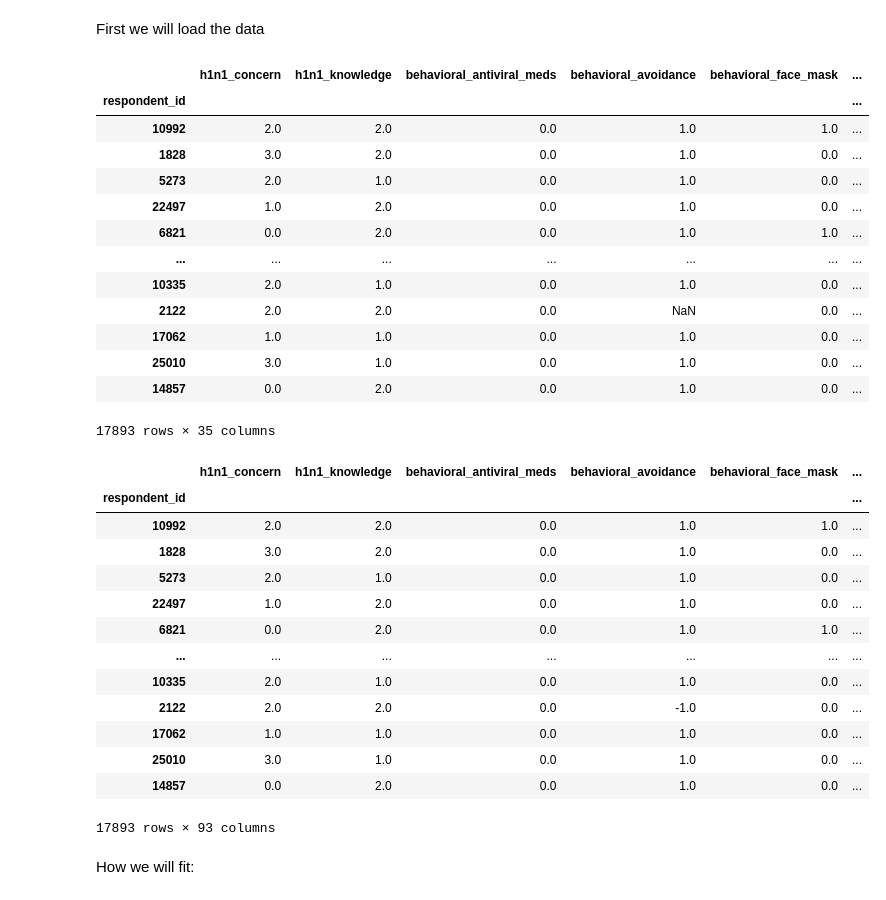
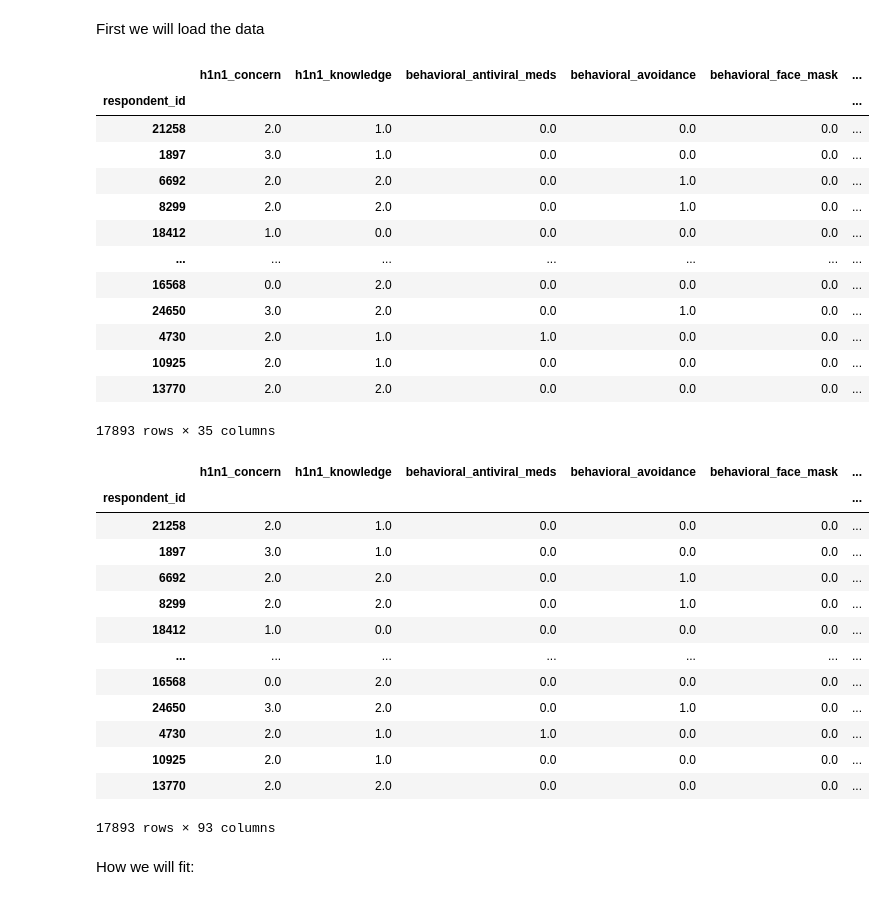
Before and after one commit to aydinmercan/h1n1_vaccine_learning, a Jupyter notebook: rf.ipynb, the cells around one changed output. Saved outputs shown, nothing was run; the diff lists cells and outputs as text; code cells hidden in the pictures.

```diff
--- a/rf.ipynb
+++ b/rf.ipynb
@@ -22,43 +27,46 @@ First we will load the data
 # %%
 features_all_df = pd.read_csv("training_set_features.csv", index_col="respondent_id")
 labels_all_df = pd.read_csv("training_set_labels.csv", index_col="respondent_id")
+
+test_set_features_df = pd.read_csv("test_set_features.csv", index_col="respondent_id")
+
+submission_df = pd.read_csv("submission_format.csv", index_col="respondent_id")
 
 features_raw_df, features_test_raw_df, labels_df, labels_test_df = train_test_split(
     features_all_df,
     labels_all_df,
     test_size=0.33,
     shuffle=True,
     stratify=labels_all_df,
-    random_state=31415
+    random_state=123321
+   # random_state=31415
 )
 
 features_raw_df
 # %% [output]
 |  | h1n1_concern | h1n1_knowledge | behavioral_antiviral_meds | behavioral_avoidance | behavioral_face_mask | ... |
 | respondent_id |  |  |  |  |  | ... |
-| 10992 | 2.0 | 2.0 | 0.0 | 1.0 | 1.0 | ... |
-| 1828 | 3.0 | 2.0 | 0.0 | 1.0 | 0.0 | ... |
-| 5273 | 2.0 | 1.0 | 0.0 | 1.0 | 0.0 | ... |
-| 22497 | 1.0 | 2.0 | 0.0 | 1.0 | 0.0 | ... |
-| 6821 | 0.0 | 2.0 | 0.0 | 1.0 | 1.0 | ... |
+| 21258 | 2.0 | 1.0 | 0.0 | 0.0 | 0.0 | ... |
+| 1897 | 3.0 | 1.0 | 0.0 | 0.0 | 0.0 | ... |
+| 6692 | 2.0 | 2.0 | 0.0 | 1.0 | 0.0 | ... |
+| 8299 | 2.0 | 2.0 | 0.0 | 1.0 | 0.0 | ... |
+| 18412 | 1.0 | 0.0 | 0.0 | 0.0 | 0.0 | ... |
 | ... | ... | ... | ... | ... | ... | ... |
-| 10335 | 2.0 | 1.0 | 0.0 | 1.0 | 0.0 | ... |
-| 2122 | 2.0 | 2.0 | 0.0 | NaN | 0.0 | ... |
-| 17062 | 1.0 | 1.0 | 0.0 | 1.0 | 0.0 | ... |
-| 25010 | 3.0 | 1.0 | 0.0 | 1.0 | 0.0 | ... |
-| 14857 | 0.0 | 2.0 | 0.0 | 1.0 | 0.0 | ... |
+| 16568 | 0.0 | 2.0 | 0.0 | 0.0 | 0.0 | ... |
+| 24650 | 3.0 | 2.0 | 0.0 | 1.0 | 0.0 | ... |
+| 4730 | 2.0 | 1.0 | 1.0 | 0.0 | 0.0 | ... |
+| 10925 | 2.0 | 1.0 | 0.0 | 0.0 | 0.0 | ... |
+| 13770 | 2.0 | 2.0 | 0.0 | 0.0 | 0.0 | ... |
 17893 rows × 35 columns
 # %%
 def ordinalize(features: pd.DataFrame, raw: pd.DataFrame, name: str) -> pd.DataFrame:
-    ordinal_df = pd.DataFrame(
-        OrdinalEncoder().fit_transform(raw[[name]])[1],
-        columns=[name],
-    )
+    ordinal_arr = OrdinalEncoder().fit_transform(raw[[name]])
 
-    return pd.concat(
-        [features.drop(name, axis=1), ordinal_df],
-        axis=1,
-    )
+
+    features.drop(name, axis=1)
+    features[name] = ordinal_arr
+    return features
+
 
 def onehotize(features: pd.DataFrame, raw: pd.DataFrame, name: str) -> pd.DataFrame:
     enc = OneHotEncoder(sparse=False)
@@ -75,13 +83,13 @@ def onehotize(features: pd.DataFrame, raw: pd.DataFrame, name: str) -> pd.DataFr
 def normalize(in_df: pd.DataFrame) -> pd.DataFrame:
     out_df = in_df
     out_df = onehotize(out_df, in_df, ["employment_industry", "employment_occupation", "race", "hhs_geo_region", "census_msa"])
-    #out_df = ordinalize(out_df, in_df, "age_group")
-    #out_df = ordinalize(out_df, in_df, "education")
-    #out_df = ordinalize(out_df, in_df, "sex")
-    #out_df = ordinalize(out_df, in_df, "income_poverty")
-    #out_df = ordinalize(out_df, in_df, "marital_status")
-    #out_df = ordinalize(out_df, in_df, "rent_or_own")
-    #out_df = ordinalize(out_df, in_df, "employment_status")
+    out_df = ordinalize(out_df, in_df, "age_group")
+    out_df = ordinalize(out_df, in_df, "education")
+    out_df = ordinalize(out_df, in_df, "sex")
+    out_df = ordinalize(out_df, in_df, "income_poverty")
+    out_df = ordinalize(out_df, in_df, "marital_status")
+    out_df = ordinalize(out_df, in_df, "rent_or_own")
+    out_df = ordinalize(out_df, in_df, "employment_status")
     return out_df.replace(np.nan, -1)
 
 
@@ -92,16 +100,16 @@ features_df
 # %% [output]
 |  | h1n1_concern | h1n1_knowledge | behavioral_antiviral_meds | behavioral_avoidance | behavioral_face_mask | ... |
 | respondent_id |  |  |  |  |  | ... |
-| 10992 | 2.0 | 2.0 | 0.0 | 1.0 | 1.0 | ... |
-| 1828 | 3.0 | 2.0 | 0.0 | 1.0 | 0.0 | ... |
-| 5273 | 2.0 | 1.0 | 0.0 | 1.0 | 0.0 | ... |
-| 22497 | 1.0 | 2.0 | 0.0 | 1.0 | 0.0 | ... |
-| 6821 | 0.0 | 2.0 | 0.0 | 1.0 | 1.0 | ... |
+| 21258 | 2.0 | 1.0 | 0.0 | 0.0 | 0.0 | ... |
+| 1897 | 3.0 | 1.0 | 0.0 | 0.0 | 0.0 | ... |
+| 6692 | 2.0 | 2.0 | 0.0 | 1.0 | 0.0 | ... |
+| 8299 | 2.0 | 2.0 | 0.0 | 1.0 | 0.0 | ... |
+| 18412 | 1.0 | 0.0 | 0.0 | 0.0 | 0.0 | ... |
 | ... | ... | ... | ... | ... | ... | ... |
-| 10335 | 2.0 | 1.0 | 0.0 | 1.0 | 0.0 | ... |
-| 2122 | 2.0 | 2.0 | 0.0 | -1.0 | 0.0 | ... |
-| 17062 | 1.0 | 1.0 | 0.0 | 1.0 | 0.0 | ... |
-| 25010 | 3.0 | 1.0 | 0.0 | 1.0 | 0.0 | ... |
-| 14857 | 0.0 | 2.0 | 0.0 | 1.0 | 0.0 | ... |
+| 16568 | 0.0 | 2.0 | 0.0 | 0.0 | 0.0 | ... |
+| 24650 | 3.0 | 2.0 | 0.0 | 1.0 | 0.0 | ... |
+| 4730 | 2.0 | 1.0 | 1.0 | 0.0 | 0.0 | ... |
+| 10925 | 2.0 | 1.0 | 0.0 | 0.0 | 0.0 | ... |
+| 13770 | 2.0 | 2.0 | 0.0 | 0.0 | 0.0 | ... |
 17893 rows × 93 columns
 # %%
```
Also changed, not shown: parts of 10 cells of this notebook, 2 other files.
